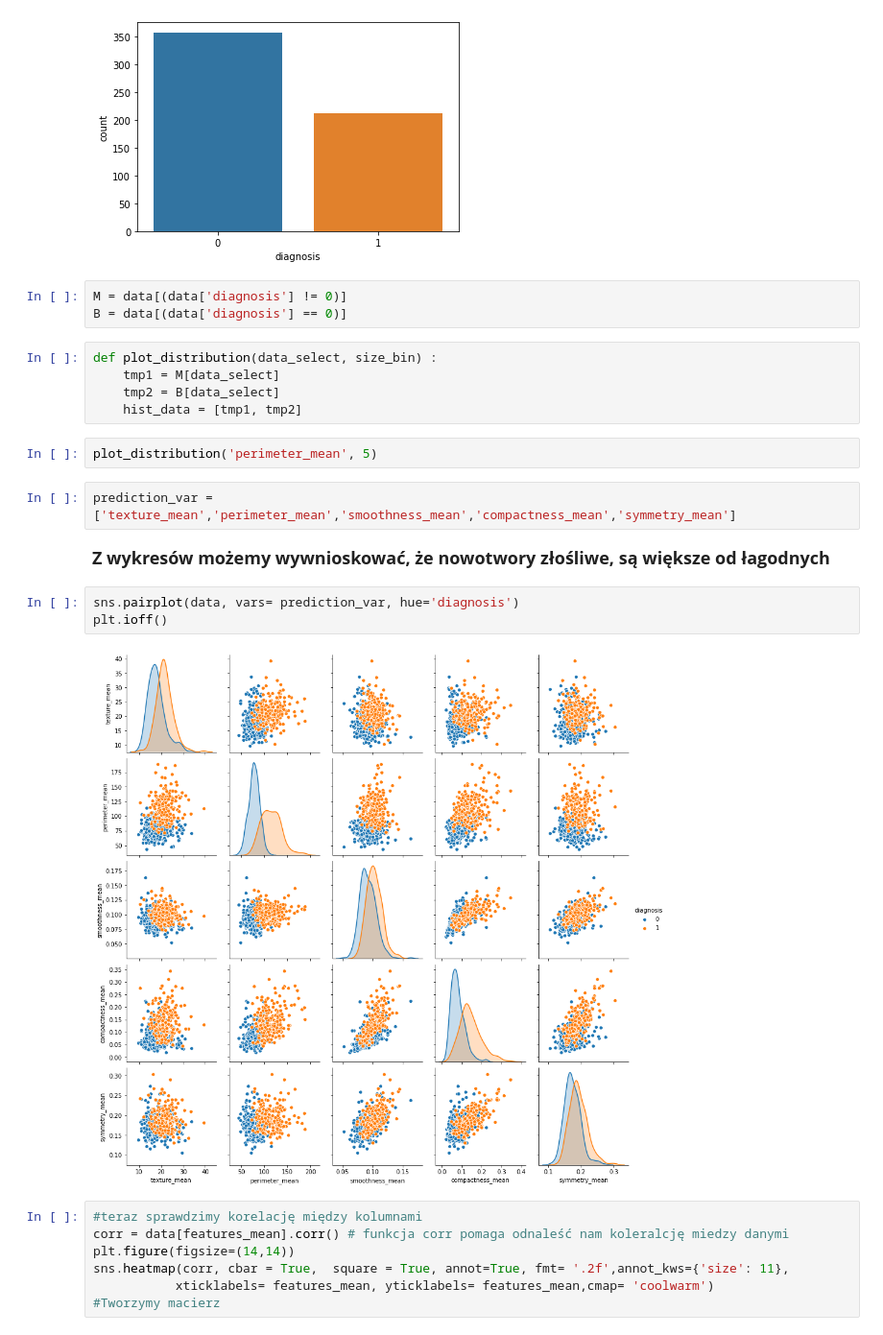
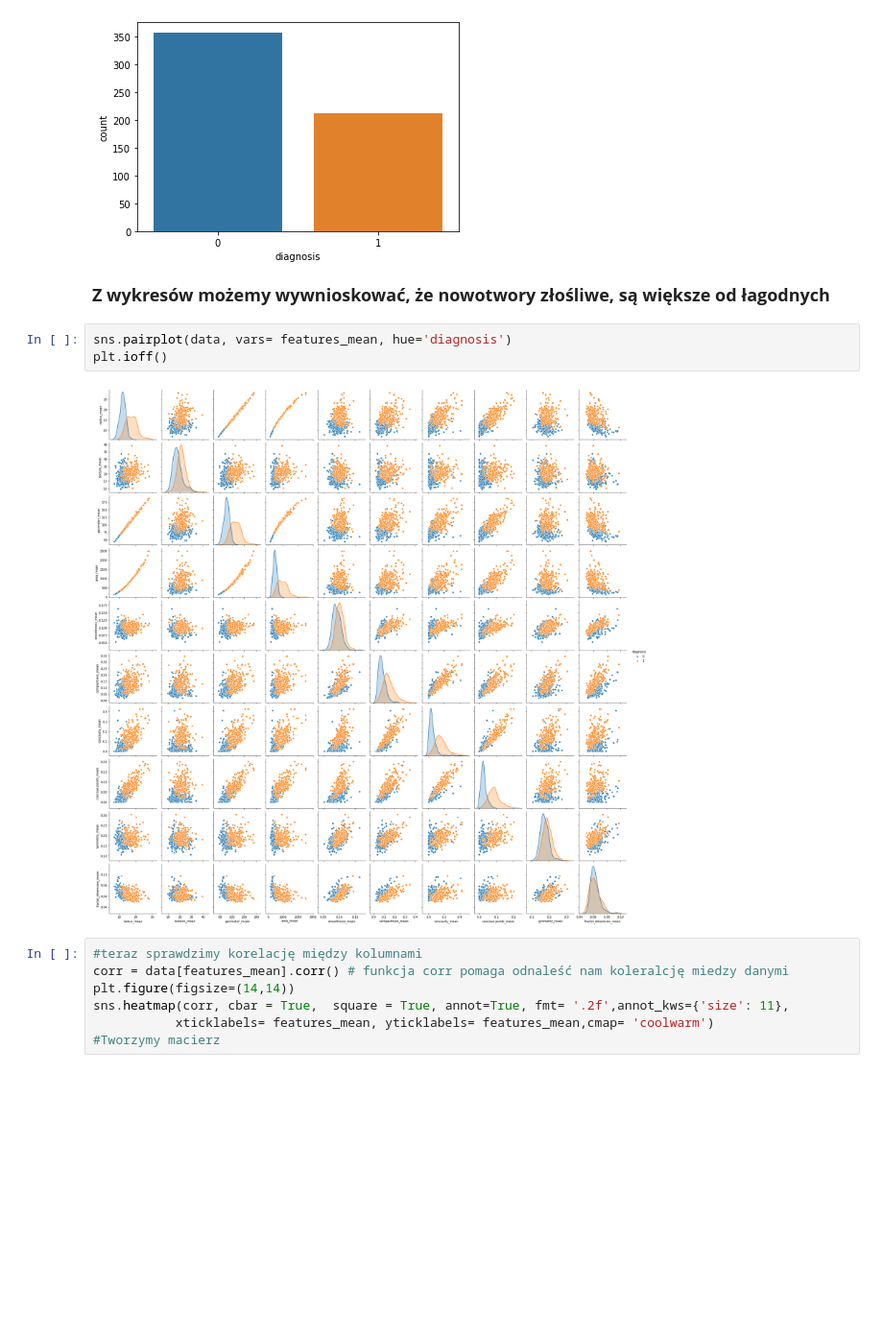
Before and after one commit to michaljerzy/JupyterProject, a Jupyter notebook: Jupyter/Projekt Data Science.ipynb, the cells around one changed output. Shown at 96% size. Drawn from its saved outputs; the diff is of its cells as text; blank space fills up the shorter version.

```diff
--- a/Jupyter/Projekt Data Science.ipynb
+++ b/Jupyter/Projekt Data Science.ipynb
@@ -106,25 +126,13 @@ sns.countplot(data['diagnosis'],label="Count")
 # %% [output]
 <matplotlib.axes._subplots.AxesSubplot at 0x...>
 [figure]
-# %%
-M = data[(data['diagnosis'] != 0)]
-B = data[(data['diagnosis'] == 0)]
-# %%
-def plot_distribution(data_select, size_bin) :
-    tmp1 = M[data_select]
-    tmp2 = B[data_select]
-    hist_data = [tmp1, tmp2]
-# %%
-plot_distribution('perimeter_mean', 5)
-# %%
-prediction_var = ['texture_mean','perimeter_mean','smoothness_mean','compactness_mean','symmetry_mean']
 # %% [markdown]
 <b style="font-size : large;">Z wykresów możemy wywnioskować, że nowotwory złośliwe, są większe od łagodnych</b>
 # %%
-sns.pairplot(data, vars= prediction_var, hue='diagnosis')
+sns.pairplot(data, vars= features_mean, hue='diagnosis')
 plt.ioff()
 # %% [output]
-[figure, old version]
+[figure, new version]
 # %%
 #teraz sprawdzimy korelację między kolumnami
 corr = data[features_mean].corr() # funkcja corr pomaga odnaleść nam koleralcję miedzy danymi
```
Also changed, not shown: parts of 26 cells of this notebook.
